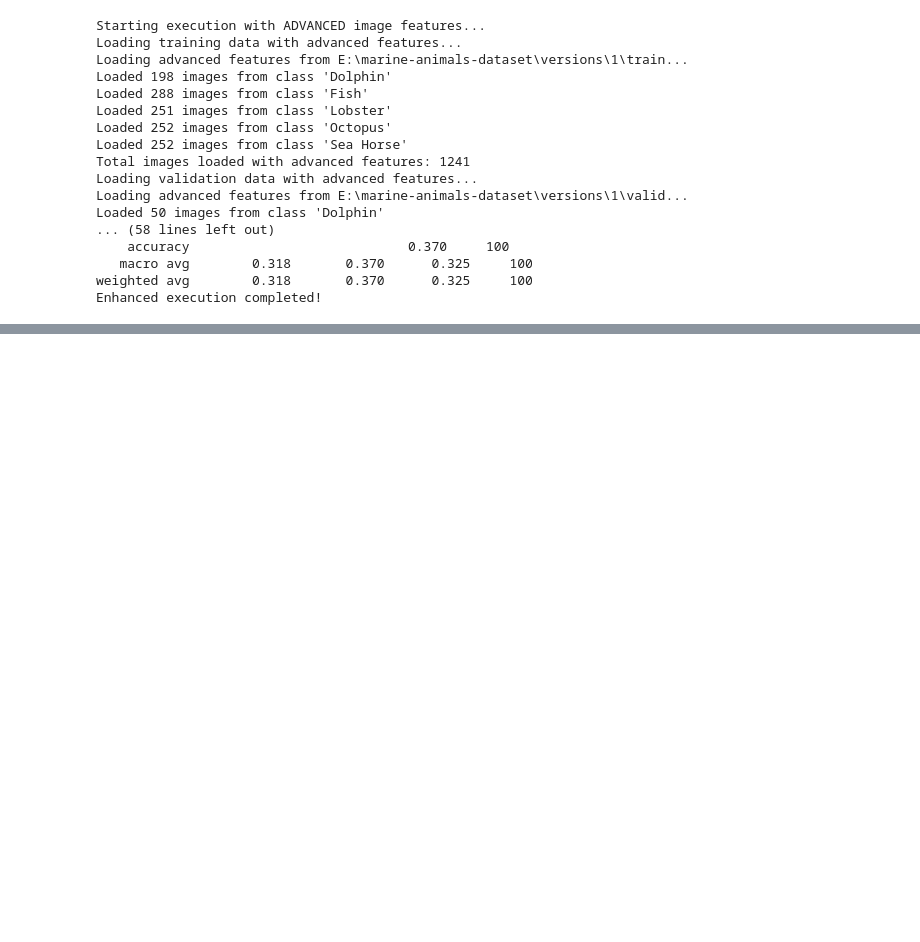
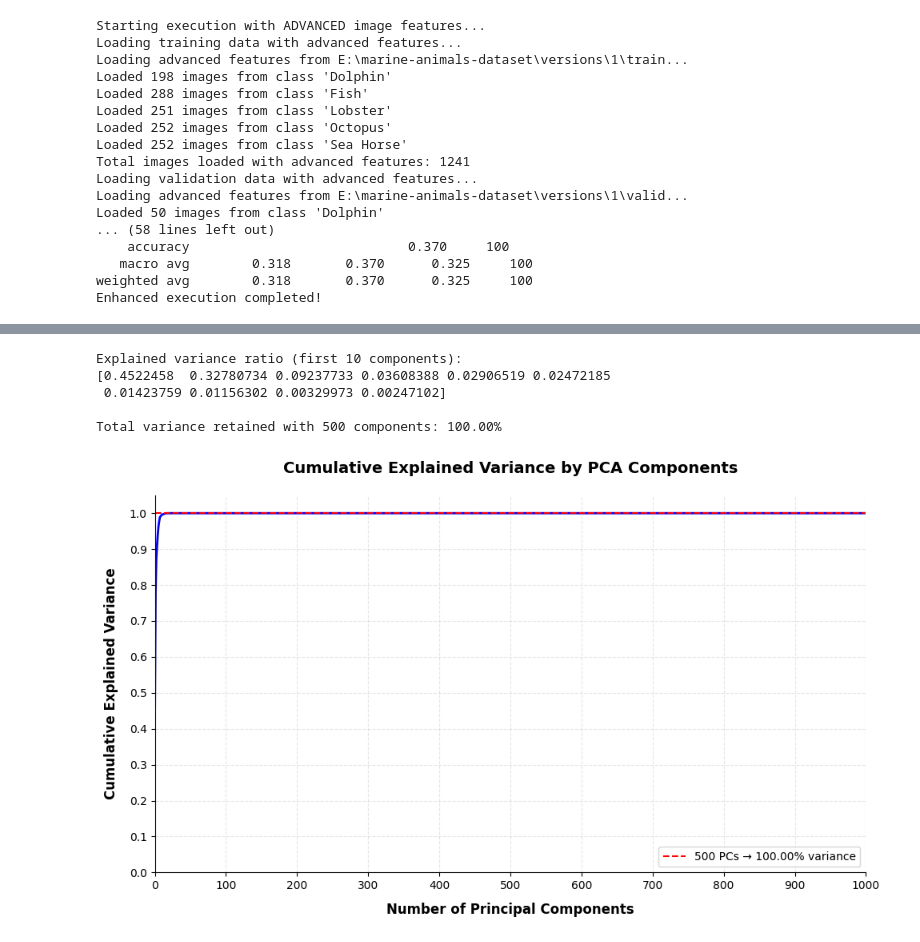
Before and after one commit to thirumagalmeena/Marine-Vision, a Jupyter notebook: random_forest.ipynb, the cells around one changed output, grey strips where cells are left out. Cells and saved outputs as stored; diff of their text form; code cells hidden in the pictures; blank space fills up the shorter version.

```diff
--- a/random_forest.ipynb
+++ b/random_forest.ipynb
@@ -781,0 +1035,78 @@ Enhanced execution completed!
+# %%
+import numpy as np
+import matplotlib.pyplot as plt
+
+# -----------------------------
+# Manual PCA Implementation that matches sklearn
+# -----------------------------
+def manual_pca_sklearn(X):
+    # 1. Center the data (sklearn does this automatically)
+    X_centered = X - np.mean(X, axis=0)
+
+    # 2. Covariance matrix (sklearn uses the same formula)
+    n_samples = X_centered.shape[0]
+    cov_matrix = (X_centered.T @ X_centered) / (n_samples - 1)
+
+    # 3. Eigen decomposition
+    eigenvalues, eigenvectors = np.linalg.eigh(cov_matrix)
+
+    # 4. Sort eigenvalues & eigenvectors (descending)
+    sorted_idx = np.argsort(eigenvalues)[::-1]
+    eigenvalues_sorted = eigenvalues[sorted_idx]
+    eigenvectors_sorted = eigenvectors[:, sorted_idx]
+
+    # 5. Explained variance ratio (sklearn normalizes by sum of eigenvalues)
+    explained_variance_ratio = eigenvalues_sorted / np.sum(eigenvalues_sorted)
+    cumulative_variance = np.cumsum(explained_variance_ratio)
+
+    return explained_variance_ratio, cumulative_variance
+
+# -----------------------------
+# Perform Manual PCA
+# -----------------------------
+explained_variance_ratio, cumulative_variance = manual_pca_sklearn(X_train)
+
+print("Explained variance ratio (first 10 components):")
+print(explained_variance_ratio[:10])
+print(f"\nTotal variance retained with 500 components: {cumulative_variance[499]*100:.2f}%")
+
+# -----------------------------
+# Plot cumulative explained variance
+# -----------------------------
+plt.figure(figsize=(10, 6))
+plt.plot(cumulative_variance, color='blue', linewidth=2)
+
+# Add the horizontal line at 500 components
+plt.axhline(y=cumulative_variance[499], color='red', linestyle='--',
+           label=f'500 PCs → {cumulative_variance[499]*100:.2f}% variance')
+
+# Customize the plot to match your expected format exactly
+plt.title('Cumulative Explained Variance by PCA Components', fontsize=14, fontweight='bold', pad=20)
+plt.xlabel('Number of Principal Components', fontsize=12, fontweight='bold', labelpad=10)
+plt.ylabel('Cumulative Explained Variance', fontsize=12, fontweight='bold', labelpad=10)
+
+# Set x-axis limits and ticks
+plt.xlim(0, 1000)
+plt.xticks(np.arange(0, 1001, 100))
+
+# Set y-axis limits and ticks
+plt.ylim(0, 1.05)
+plt.yticks(np.arange(0, 1.1, 0.1))
+
+# Add grid and legend
+plt.grid(True, alpha=0.3, linestyle='--')
+plt.legend(loc='lower right', fontsize=10)
+
+# Remove top and right spines
+plt.gca().spines['top'].set_visible(False)
+plt.gca().spines['right'].set_visible(False)
+
+plt.tight_layout()
+plt.show()
+# %% [output]
+Explained variance ratio (first 10 components):
+[0.4522458  0.32780734 0.09237733 0.03608388 0.02906519 0.02472185
+ 0.01423759 0.01156302 0.00329973 0.00247102]
+
+Total variance retained with 500 components: 100.00%
+[figure, added]
```
Also changed, not shown: parts of 4 cells of this notebook.
